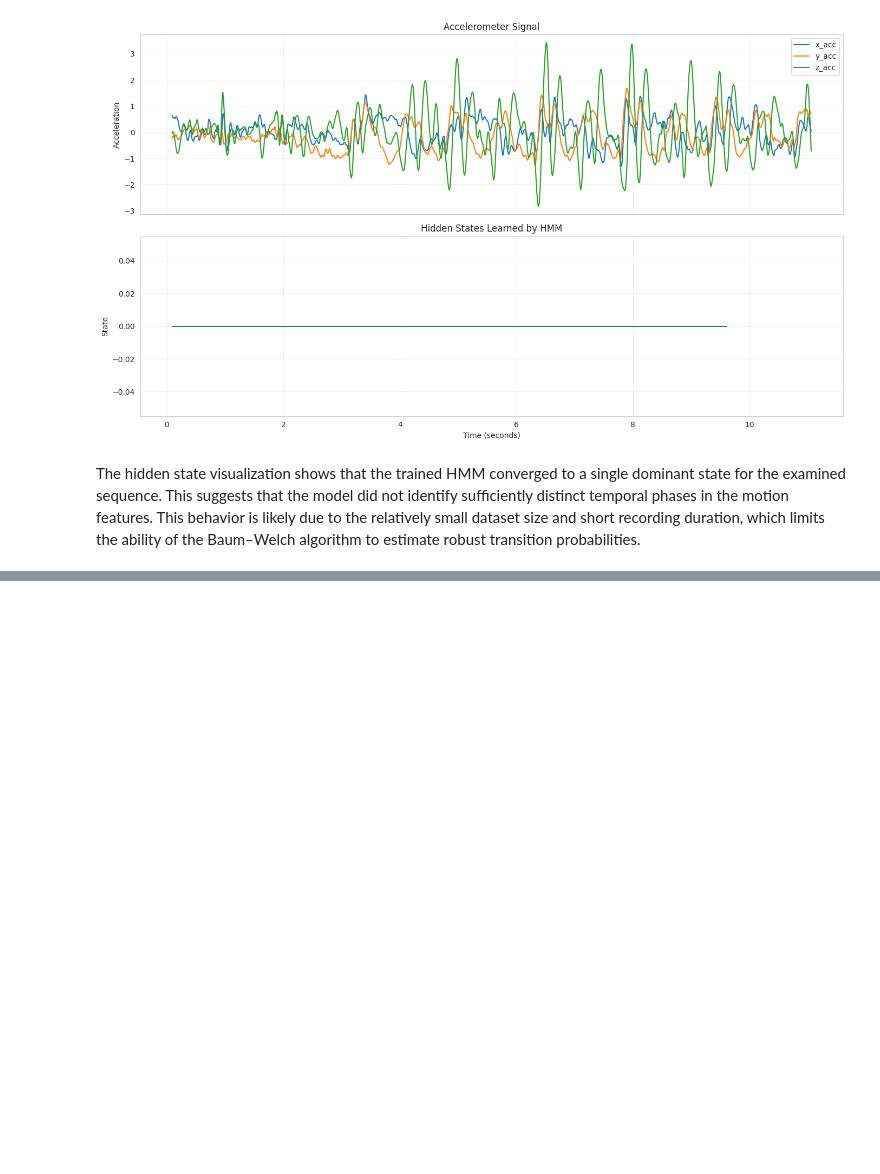
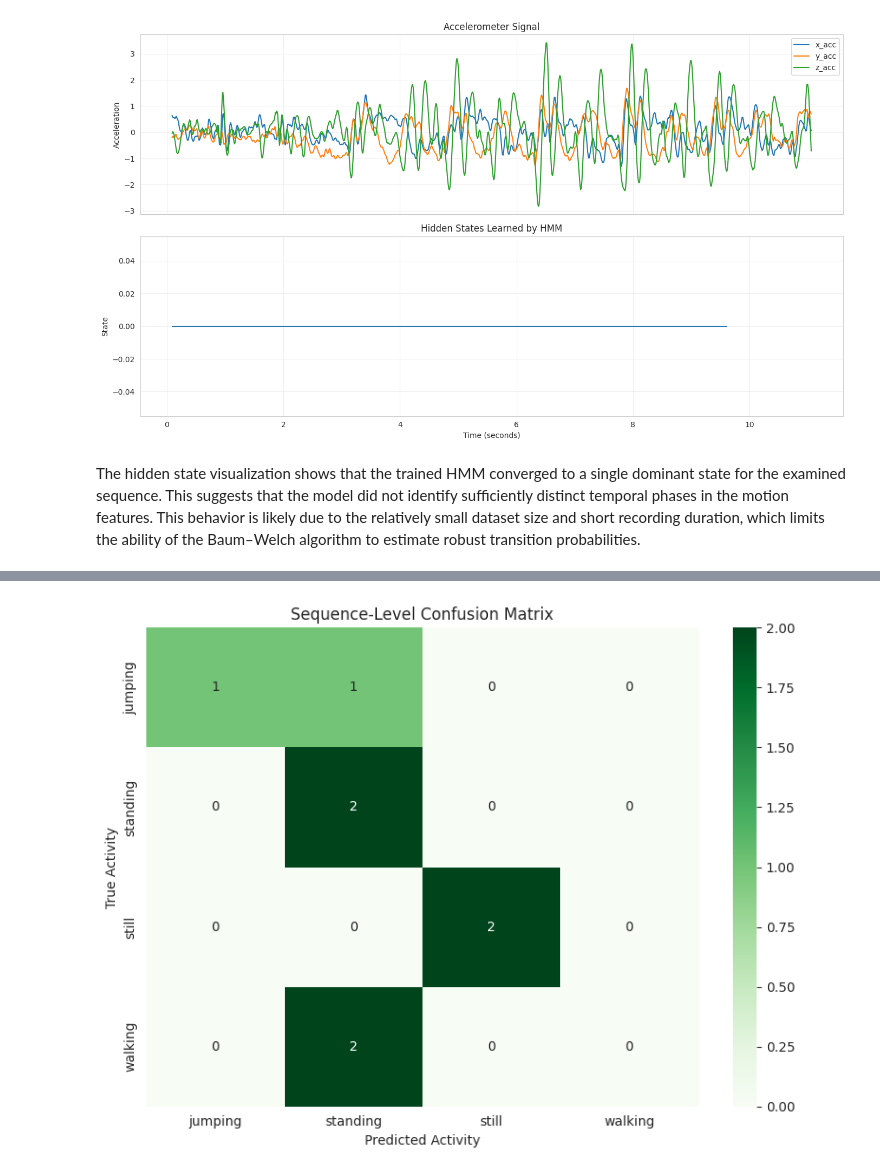
Before and after one commit to lemwaizz/formative2_G35, a Jupyter notebook: Formative_2_state_persistence.ipynb, the cells around one changed output, grey strips where cells are left out. Drawn from its saved outputs; the diff is of its cells as text; code cells hidden in the pictures; blank space fills up the shorter version.

Commit message:
added a sequential approach to a state persisting implementation

```diff
--- a/Formative_2_state_persistence.ipynb
+++ b/Formative_2_state_persistence.ipynb
@@ -1155,0 +1178,16 @@ The hidden state visualization shows that the trained HMM converged to a single
+# %%
+# Sequence-level prediction using HMM
+
+sequence_predictions = []
+
+for seq in test_sequences:
+
+    states, _ = hmm_model.viterbi(seq)
+
+    # Convert hidden states to activities
+    activities = [state_activity_map.get(s, "Unknown") for s in states]
+
+    # Majority vote across sequence
+    pred_activity = pd.Series(activities).mode()[0]
+
+    sequence_predictions.append(pred_activity)
@@ -1155,0 +1222,27 @@ The hidden state visualization shows that the trained HMM converged to a single
+# %%
+# Sequence-level confusion matrix
+
+seq_conf_matrix = confusion_matrix(
+    true_sequence_labels,
+    sequence_predictions
+)
+
+plt.figure(figsize=(8,6))
+
+sns.heatmap(
+    seq_conf_matrix,
+    annot=True,
+    fmt='d',
+    cmap='Greens',
+    xticklabels=activity_labels,
+    yticklabels=activity_labels
+)
+
+plt.title("Sequence-Level Confusion Matrix")
+plt.xlabel("Predicted Activity")
+plt.ylabel("True Activity")
+
+plt.tight_layout()
+plt.show()
+# %% [output]
+[figure, added]
```
Also changed, not shown: parts of 6 cells of this notebook.
